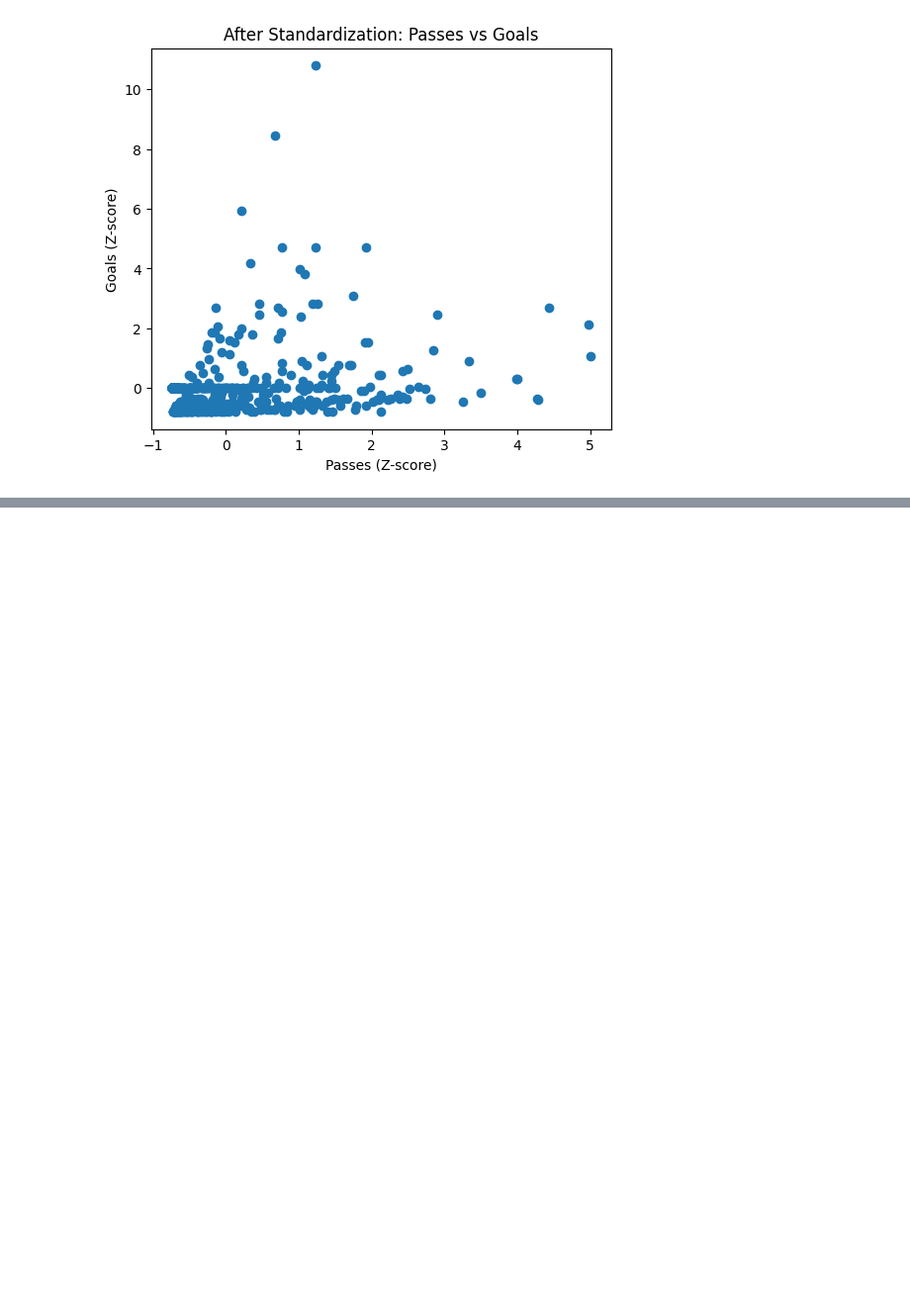
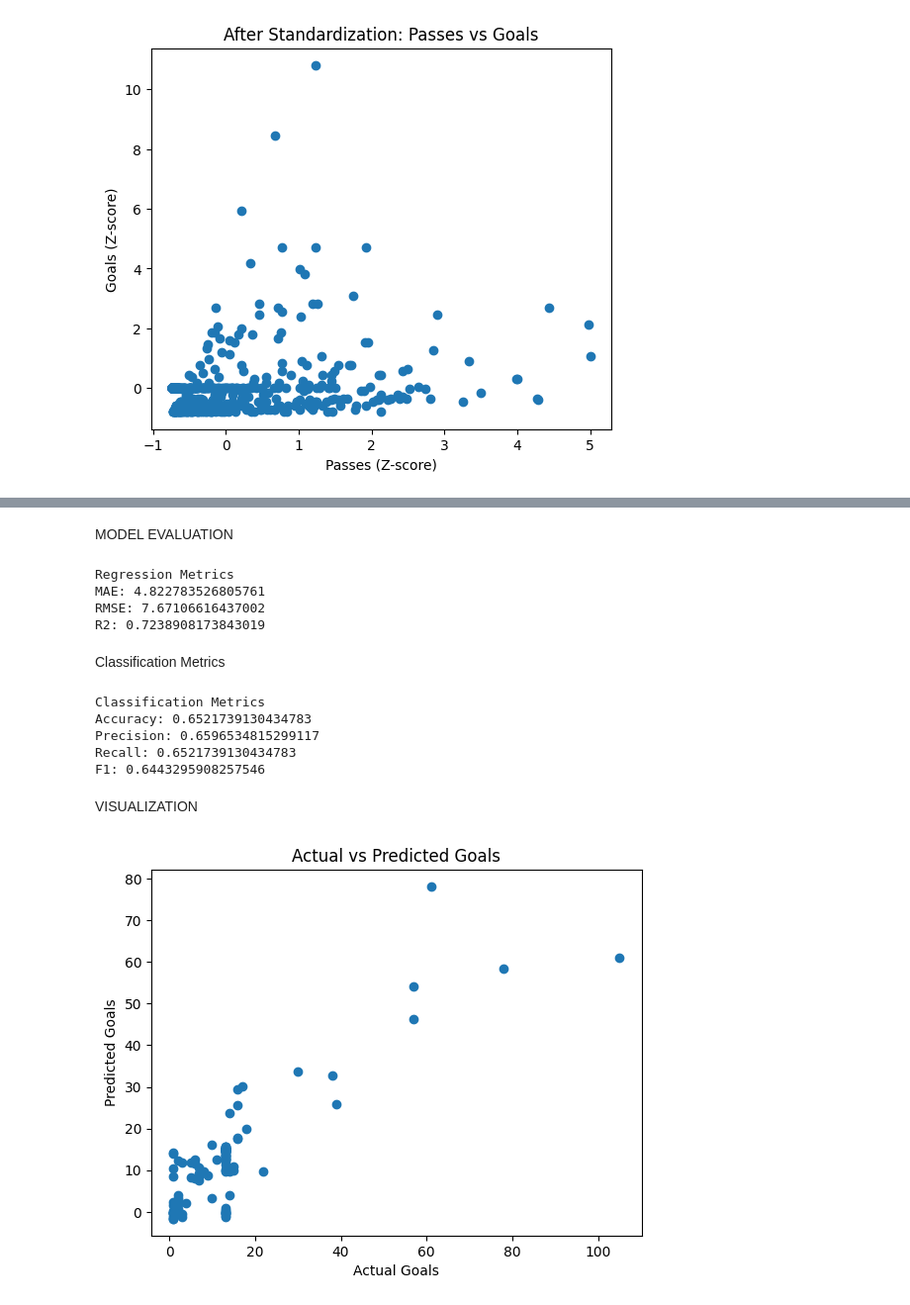
Before and after one commit to springboardmentor1979b-cmyk/ScoreSight---Predicting-EPL-Points-Tally-Top-Scorer, a Jupyter notebook: Ruchitha's_EPL_Prediction.ipynb, the cells around one changed output, grey strips where cells are left out. Shown at 99% size. Drawn from its saved outputs; the diff is of its cells as text; code cells hidden in the pictures; blank space fills up the shorter version.

```diff
--- a/Ruchitha's_EPL_Prediction.ipynb
+++ b/Ruchitha's_EPL_Prediction.ipynb
@@ -537,0 +540,22 @@ plt.show()
+# %%
+from sklearn.model_selection import train_test_split
+
+# ---------- REGRESSION DATA ----------
+X_reg = df[['Appearances','Shots','Passes','Assists','Age']]
+y_reg = df['Goals']
+
+X_train_reg, X_test_reg, y_train_reg, y_test_reg = train_test_split(
+    X_reg, y_reg, test_size=0.2, random_state=42
+)
+
+# ---------- CLASSIFICATION DATA ----------
+# Create match outcome column
+df['Match_Result'] = df['Wins'] - df['Losses']
+df['Match_Result'] = df['Match_Result'].apply(lambda x: 1 if x>0 else (0 if x==0 else -1))
+
+X_clf = df[['Goals','Assists','Passes','Shots']]
+y_clf = df['Match_Result']
+
+X_train_clf, X_test_clf, y_train_clf, y_test_clf = train_test_split(
+    X_clf, y_clf, test_size=0.2, random_state=42
+)
@@ -537,0 +564,7 @@ plt.show()
+# %%
+from sklearn.linear_model import LinearRegression
+
+lr = LinearRegression()
+lr.fit(X_train_reg, y_train_reg)
+
+y_pred_reg = lr.predict(X_test_reg)
@@ -537,0 +588,49 @@ plt.show()
+# %% [markdown]
+MODEL EVALUATION
+# %%
+#Regression Metrics
+from sklearn.metrics import mean_absolute_error, mean_squared_error, r2_score
+import numpy as np
+
+mae = mean_absolute_error(y_test_reg, y_pred_reg)
+rmse = np.sqrt(mean_squared_error(y_test_reg, y_pred_reg))
+r2 = r2_score(y_test_reg, y_pred_reg)
+
+print("Regression Metrics")
+print("MAE:", mae)
+print("RMSE:", rmse)
+print("R2:", r2)
+# %% [output]
+Regression Metrics
+MAE: 4.822783526805761
+RMSE: 7.67106616437002
+R2: 0.7238908173843019
+# %% [markdown]
+Classification Metrics
+# %%
+from sklearn.metrics import accuracy_score, precision_score, recall_score, f1_score
+
+print("Classification Metrics")
+print("Accuracy:", accuracy_score(y_test_clf, y_pred_clf))
+print("Precision:", precision_score(y_test_clf, y_pred_clf, average='weighted'))
+print("Recall:", recall_score(y_test_clf, y_pred_clf, average='weighted'))
+print("F1:", f1_score(y_test_clf, y_pred_clf, average='weighted'))
+# %% [output]
+Classification Metrics
+Accuracy: 0.6521739130434783
+Precision: 0.6596534815299117
+Recall: 0.6521739130434783
+F1: 0.6443295908257546
+# %% [markdown]
+VISUALIZATION
+# %%
+#Actual vs Predicted (Regression)
+import matplotlib.pyplot as plt
+
+plt.scatter(y_test_reg, y_pred_reg)
+plt.xlabel("Actual Goals")
+plt.ylabel("Predicted Goals")
+plt.title("Actual vs Predicted Goals")
+plt.show()
+# %% [output]
+[figure, added]
```
Also changed, not shown: parts of 14 cells of this notebook.
